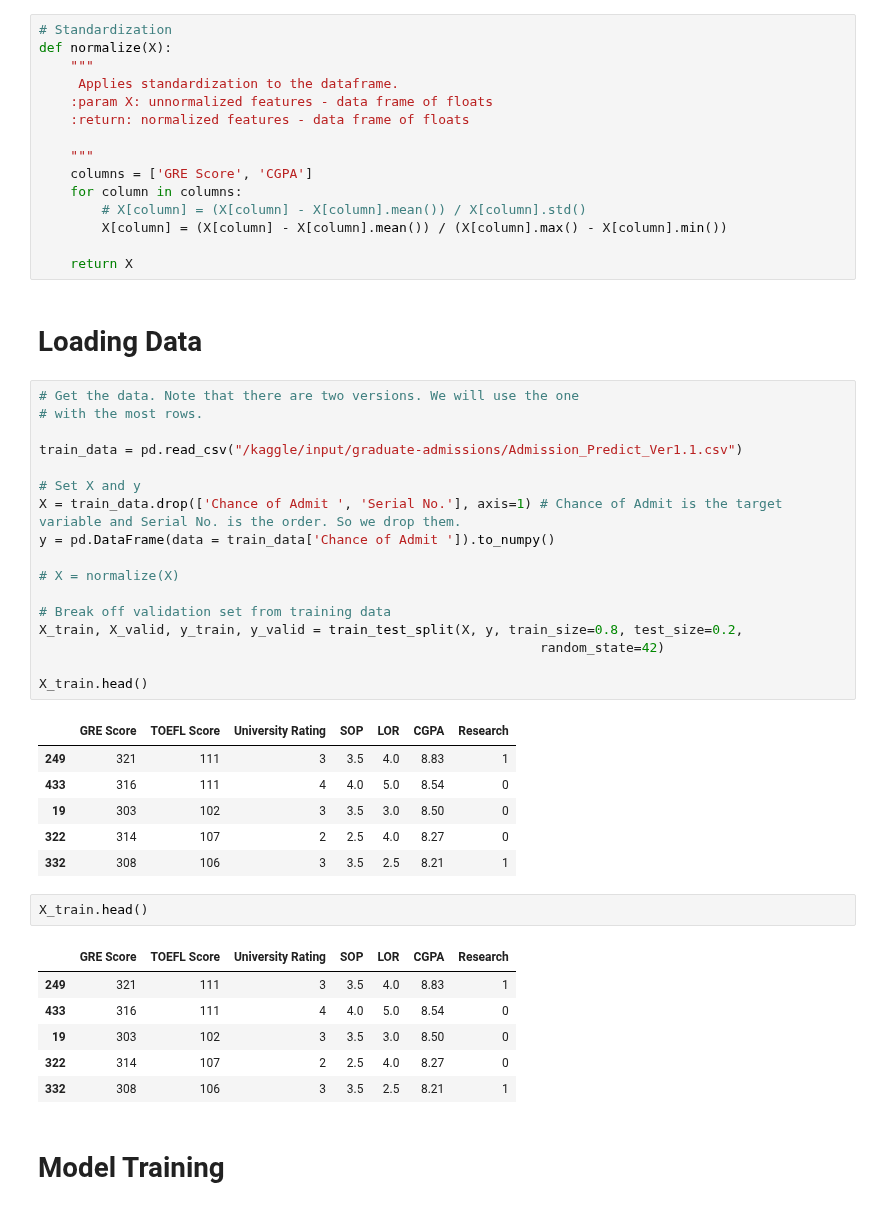
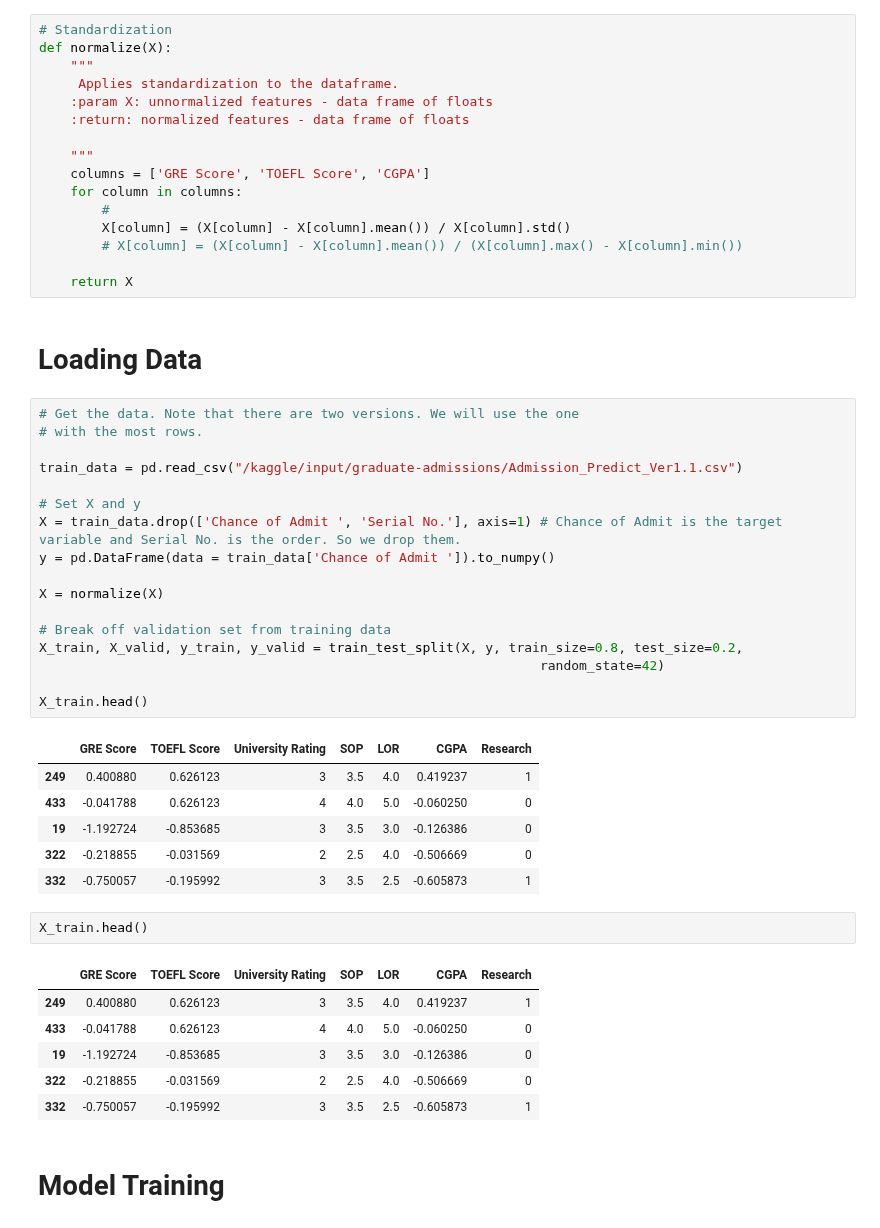
Before and after one commit to ErkanHatipoglu/Kaggle-Notebooks, a Jupyter notebook: multivariate-linear-regression-from-scratch.ipynb, the cells around one changed output. Saved outputs shown, nothing was run; the diff lists cells and outputs as text.

```diff
--- a/multivariate-linear-regression-from-scratch.ipynb
+++ b/multivariate-linear-regression-from-scratch.ipynb
@@ -142,10 +142,11 @@ def normalize(X):
     :return: normalized features - data frame of floats
 
     """
-    columns = ['GRE Score', 'CGPA']
+    columns = ['GRE Score', 'TOEFL Score', 'CGPA']
     for column in columns:
-        # X[column] = (X[column] - X[column].mean()) / X[column].std()
-        X[column] = (X[column] - X[column].mean()) / (X[column].max() - X[column].min())
+        #
+        X[column] = (X[column] - X[column].mean()) / X[column].std()
+        # X[column] = (X[column] - X[column].mean()) / (X[column].max() - X[column].min())
 
     return X
 # %% [markdown]
@@ -153,36 +154,36 @@ def normalize(X):
 # %%
 # Get the data. Note that there are two versions. We will use the one
 # with the most rows.
 
 train_data = pd.read_csv("/kaggle/input/graduate-admissions/Admission_Predict_Ver1.1.csv")
 
 # Set X and y
 X = train_data.drop(['Chance of Admit ', 'Serial No.'], axis=1) # Chance of Admit is the target variable and Serial No. is the order. So we drop them.
 y = pd.DataFrame(data = train_data['Chance of Admit ']).to_numpy()
 
-# X = normalize(X)
+X = normalize(X)
 
 # Break off validation set from training data
 X_train, X_valid, y_train, y_valid = train_test_split(X, y, train_size=0.8, test_size=0.2,
                                                                 random_state=42)
 
 X_train.head()
 # %% [output]
 |  | GRE Score | TOEFL Score | University Rating | SOP | LOR | CGPA | Research |
-| 249 | 321 | 111 | 3 | 3.5 | 4.0 | 8.83 | 1 |
-| 433 | 316 | 111 | 4 | 4.0 | 5.0 | 8.54 | 0 |
-| 19 | 303 | 102 | 3 | 3.5 | 3.0 | 8.50 | 0 |
-| 322 | 314 | 107 | 2 | 2.5 | 4.0 | 8.27 | 0 |
-| 332 | 308 | 106 | 3 | 3.5 | 2.5 | 8.21 | 1 |
+| 249 | 0.400880 | 0.626123 | 3 | 3.5 | 4.0 | 0.419237 | 1 |
+| 433 | -0.041788 | 0.626123 | 4 | 4.0 | 5.0 | -0.060250 | 0 |
+| 19 | -1.192724 | -0.853685 | 3 | 3.5 | 3.0 | -0.126386 | 0 |
+| 322 | -0.218855 | -0.031569 | 2 | 2.5 | 4.0 | -0.506669 | 0 |
+| 332 | -0.750057 | -0.195992 | 3 | 3.5 | 2.5 | -0.605873 | 1 |
 # %%
 X_train.head()
 # %% [output]
 |  | GRE Score | TOEFL Score | University Rating | SOP | LOR | CGPA | Research |
-| 249 | 321 | 111 | 3 | 3.5 | 4.0 | 8.83 | 1 |
-| 433 | 316 | 111 | 4 | 4.0 | 5.0 | 8.54 | 0 |
-| 19 | 303 | 102 | 3 | 3.5 | 3.0 | 8.50 | 0 |
-| 322 | 314 | 107 | 2 | 2.5 | 4.0 | 8.27 | 0 |
-| 332 | 308 | 106 | 3 | 3.5 | 2.5 | 8.21 | 1 |
+| 249 | 0.400880 | 0.626123 | 3 | 3.5 | 4.0 | 0.419237 | 1 |
+| 433 | -0.041788 | 0.626123 | 4 | 4.0 | 5.0 | -0.060250 | 0 |
+| 19 | -1.192724 | -0.853685 | 3 | 3.5 | 3.0 | -0.126386 | 0 |
+| 322 | -0.218855 | -0.031569 | 2 | 2.5 | 4.0 | -0.506669 | 0 |
+| 332 | -0.750057 | -0.195992 | 3 | 3.5 | 2.5 | -0.605873 | 1 |
 # %% [markdown]
 # Model Training   <a id='training'></a>
 # %% [markdown]
```
Also changed, not shown: parts of 4 cells of this notebook.
